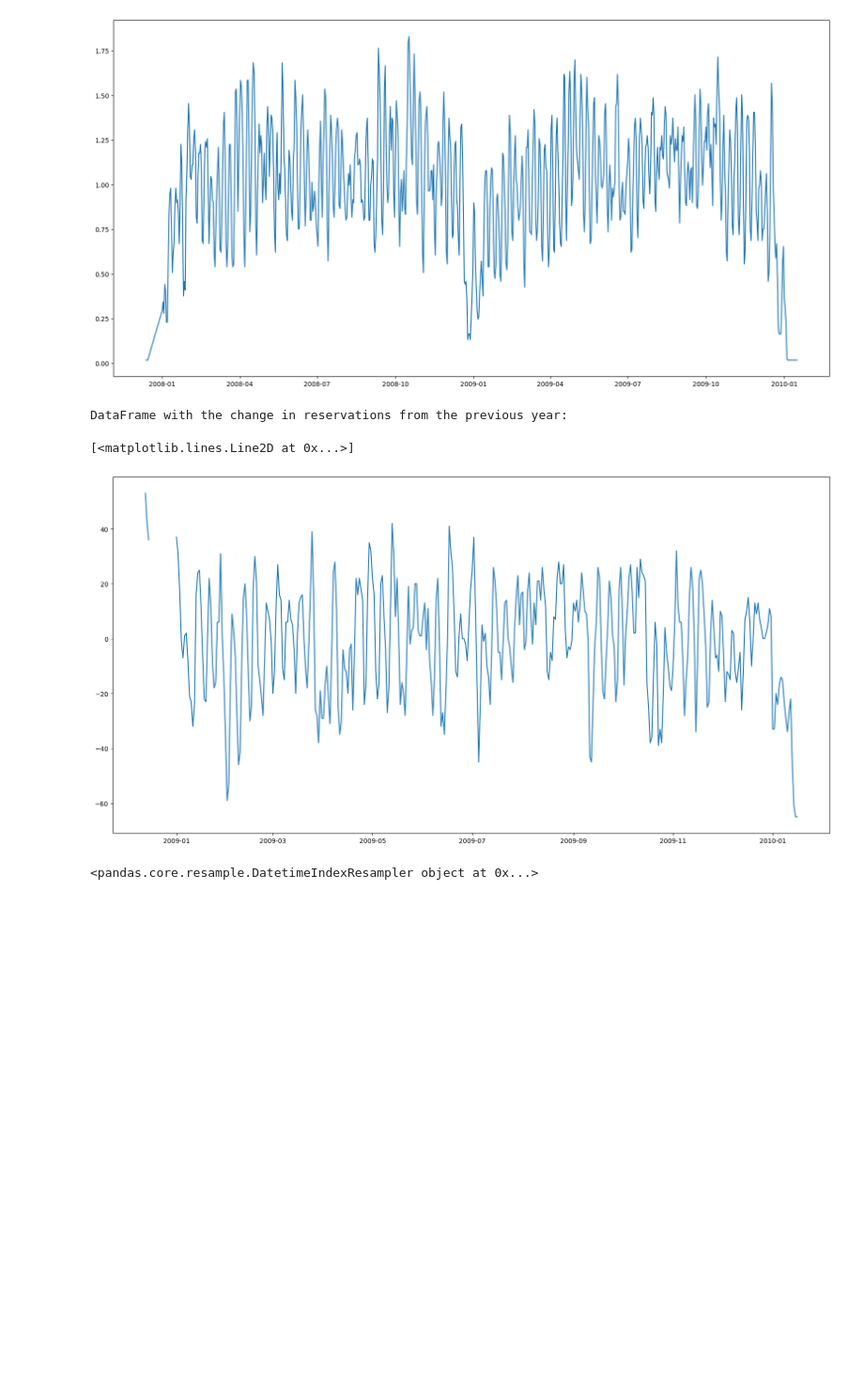
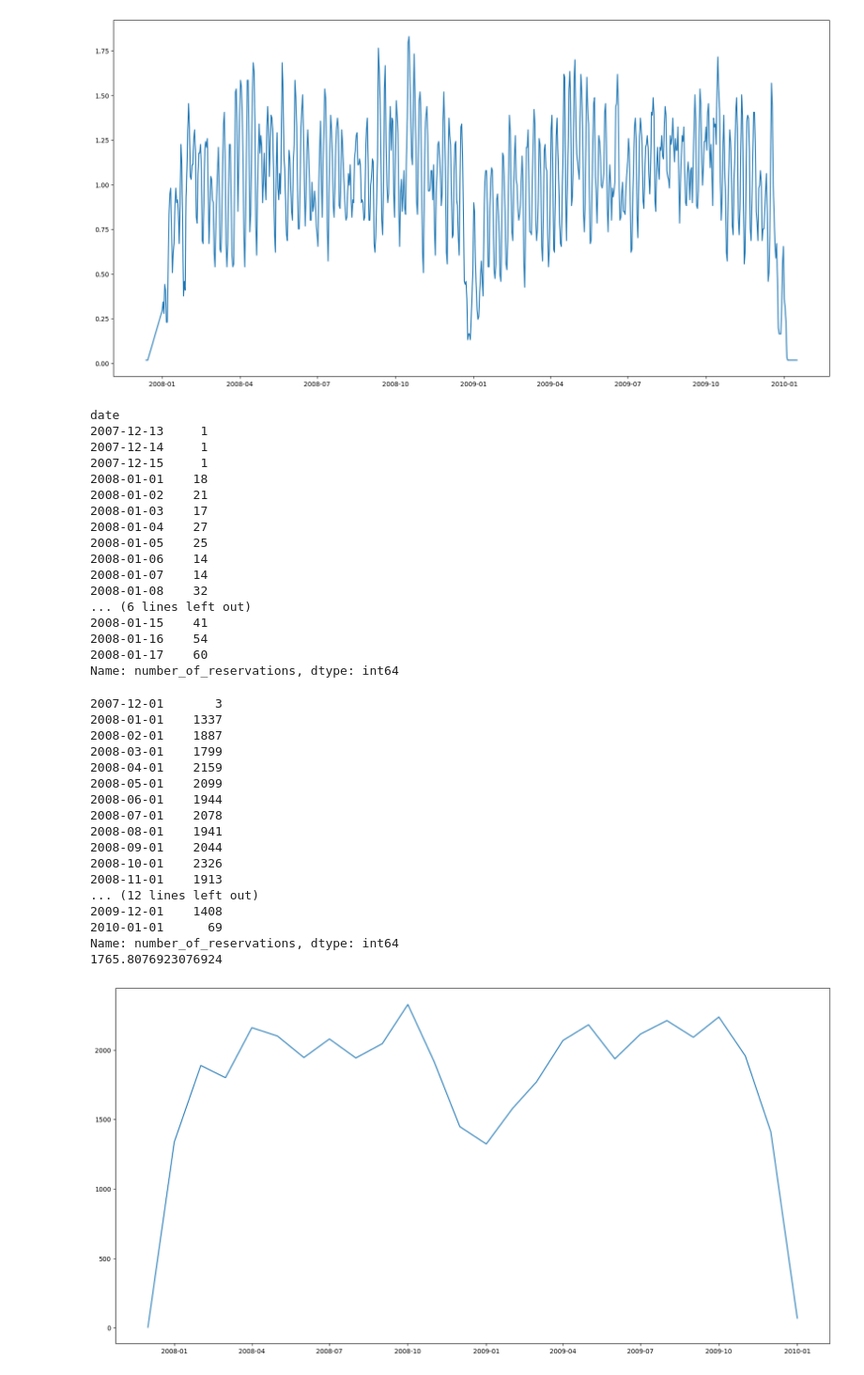
Before and after one commit to Matija-Kukic/lumen, a Jupyter notebook: data_analysis/train_analysis.ipynb, the cells around one changed output. Shown: that part at 94% size. Cells and saved outputs as stored; diff of their text form; code cells hidden in the pictures; blank space fills up the shorter version.

Commit message:
analiza po tjednima i mjesecima train_data

```diff
--- a/data_analysis/train_analysis.ipynb
+++ b/data_analysis/train_analysis.ipynb
@@ -55,15 +50,54 @@ plt.plot(reservations_per_date.index,reservations_per_date["avg_dev"])
 [<matplotlib.lines.Line2D at 0x...>]
 [figure]
 # %%
-reservations_per_date['change_from_last_year'] = reservations_per_date.groupby([reservations_per_date.index.month, reservations_per_date.index.day])['number_of_reservations'].diff()
-plt.figure(figsize = (20,10))
-print("DataFrame with the change in reservations from the previous year:")
-plt.plot(reservations_per_date.index, reservations_per_date["change_from_last_year"])
+df2 = reservations_per_date["number_of_reservations"]
+df2.head(n = 20)
 # %% [output]
-DataFrame with the change in reservations from the previous year:
+date
+2007-12-13     1
+2007-12-14     1
+2007-12-15     1
+2008-01-01    18
+2008-01-02    21
+2008-01-03    17
+2008-01-04    27
+2008-01-05    25
+2008-01-06    14
+2008-01-07    14
+2008-01-08    32
+... (6 lines left out)
+2008-01-15    41
+2008-01-16    54
+2008-01-17    60
+Name: number_of_reservations, dtype: int64
-[<matplotlib.lines.Line2D at 0x...>]
-[figure, removed]
 # %%
-df3 = reservations_per_date.resample("ME")
+
+# Group by month and year and sum the number_of_reservations
+monthly_df = df2.groupby([df2.index.year, df2.index.month]).sum()
+
+# Rename the MultiIndex to show month and year
+monthly_df.index = pd.to_datetime(monthly_df.index.map(lambda x: f"{x[0]}-{x[1]}"))
+#plt.figure(figsize=(10, 6))  # Adjust the figure size as needed
+print(monthly_df)
+plt.figure(figsize = (20,10))
+plt.plot(monthly_df.index,monthly_df)
+print(monthly_df.mean())
 # %% [output]
-<pandas.core.resample.DatetimeIndexResampler object at 0x...>
+2007-12-01       3
+2008-01-01    1337
+2008-02-01    1887
+2008-03-01    1799
+2008-04-01    2159
+2008-05-01    2099
+2008-06-01    1944
+2008-07-01    2078
+2008-08-01    1941
+2008-09-01    2044
+2008-10-01    2326
+2008-11-01    1913
+... (12 lines left out)
+2009-12-01    1408
+2010-01-01      69
+Name: number_of_reservations, dtype: int64
+1765.8076923076924
+[figure, added]
```
Also changed, not shown: parts of 5 cells of this notebook.
